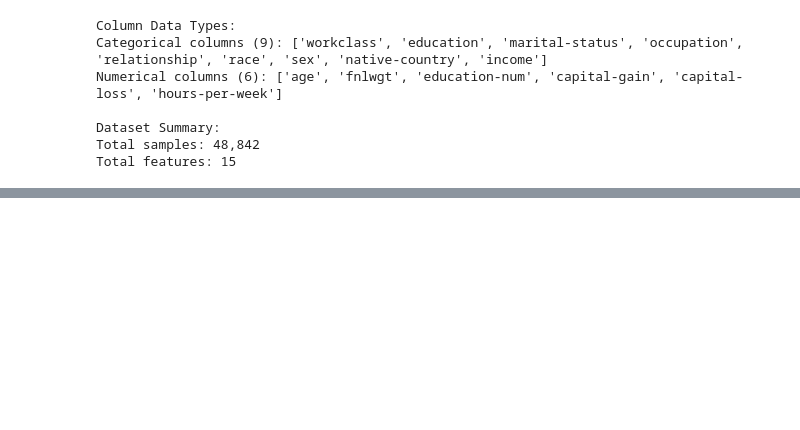
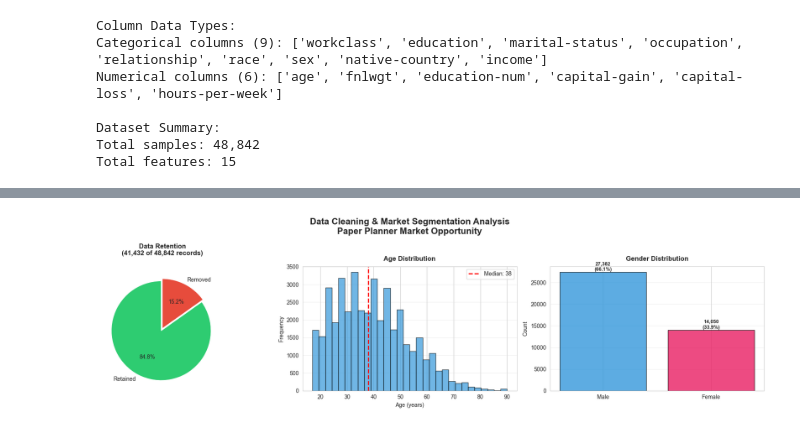
Before and after one commit to vgsilva-eng/AI-stats-probability, a Jupyter notebook: notebooks/data_cleaning.ipynb, the cells around one changed output, grey strips where cells are left out. Saved outputs shown, nothing was run; the diff lists cells and outputs as text; code cells hidden in the pictures; blank space fills up the shorter version.

Commit message:
Adding data cleaning visualization and validation functions

```diff
--- a/notebooks/data_cleaning.ipynb
+++ b/notebooks/data_cleaning.ipynb
@@ -343 +370,62 @@ Income:
+# %%
+# 4. Data Cleaning Visualization
+
+def visualize_cleaning_results(df_cleaned: pd.DataFrame, rows_before: int, rows_after: int) -> None:
+    """
+    Create visualizations: Data Retention, Age Distribution, Gender Distribution.
+    """
+    import matplotlib.pyplot as plt
+    import seaborn as sns
+    sns.set_style("whitegrid")
+
+    fig, axes = plt.subplots(1, 3, figsize=(18, 5))
+
+    # 1. Data Retention Pie Chart
+    rows_removed = rows_before - rows_after
+    retention_data = [rows_after, rows_removed]
+    colors = ['#2ecc71', '#e74c3c']
+    explode = (0.05, 0)
+    axes[0].pie(retention_data, labels=['Retained', 'Removed'], autopct='%1.1f%%',
+                colors=colors, explode=explode, startangle=90, textprops={'fontsize': 10})
+    axes[0].set_title(f'Data Retention\n({rows_after:,} of {rows_before:,} records)',
+                     fontsize=12, fontweight='bold', pad=20)
+
+    # 2. Age Distribution
+    axes[1].hist(df_cleaned['age'], bins=30, color='#3498db', edgecolor='black', alpha=0.7)
+    axes[1].axvline(df_cleaned['age'].median(), color='red', linestyle='--',
+                    linewidth=2, label=f"Median: {df_cleaned['age'].median():.0f}")
+    axes[1].set_xlabel('Age (years)', fontsize=10)
+    axes[1].set_ylabel('Frequency', fontsize=10)
+    axes[1].set_title('Age Distribution', fontsize=12, fontweight='bold', pad=10)
+    axes[1].legend()
+    axes[1].grid(axis='y', alpha=0.3)
+
+    # 3. Gender Distribution
+    gender_counts = df_cleaned['sex'].value_counts()
+    colors_gender = ['#3498db', '#e91e63']
+    bars = axes[2].bar(gender_counts.index, gender_counts.values, color=colors_gender,
+                       edgecolor='black', alpha=0.8)
+    for bar in bars:
+        height = bar.get_height()
+        axes[2].text(bar.get_x() + bar.get_width()/2., height,
+                     f'{int(height):,}\n({height/len(df_cleaned)*100:.1f}%)',
+                     ha='center', va='bottom', fontsize=9, fontweight='bold')
+    axes[2].set_ylabel('Count', fontsize=10)
+    axes[2].set_title('Gender Distribution', fontsize=12, fontweight='bold', pad=10)
+    axes[2].grid(axis='y', alpha=0.3)
+
+    # Main Title
+    fig.suptitle('Data Cleaning & Market Segmentation Analysis\nPaper Planner Market Opportunity',
+                 fontsize=16, fontweight='bold', y=0.98)
+
+    plt.tight_layout()
+    plt.show()
+
+# Call the visualization function AFTER cleaning
+# Capture rows BEFORE and AFTER cleaning from the pipeline
+rows_before = len(df)  # Original dataset size
+rows_after = len(df_cleaned)  # Cleaned dataset size
+visualize_cleaning_results(df_cleaned, rows_before, rows_after)
+# %% [output]
+[figure, added]
 # %%
```
Also changed, not shown: parts of 10 cells of this notebook.
